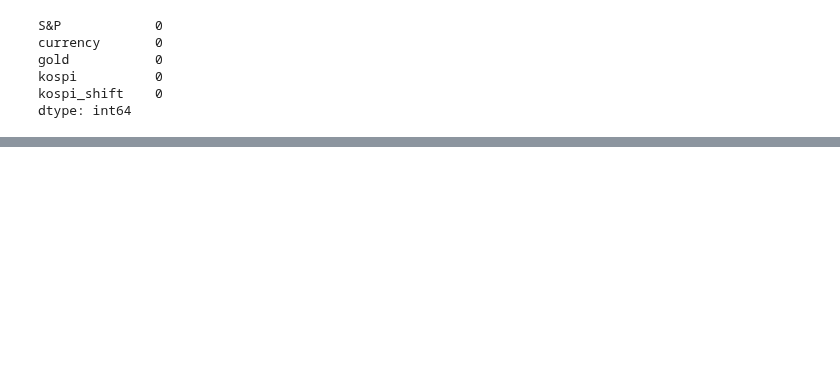
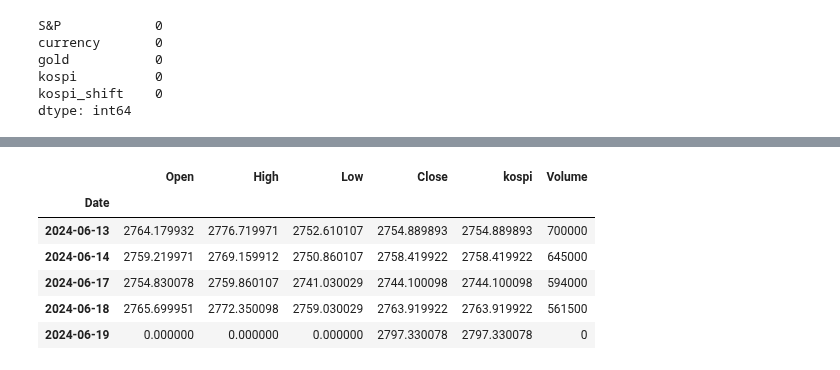
Before and after one commit to alan-kwak/CAIO6_team11, a Jupyter notebook: test_get_data_total.ipynb, the cells around one changed output, grey strips where cells are left out. Drawn from its saved outputs; the diff is of its cells as text; code cells hidden in the pictures; blank space fills up the shorter version.

```diff
--- a/test_get_data_total.ipynb
+++ b/test_get_data_total.ipynb
@@ -203,0 +210,10 @@ df.to_csv('./total.csv')
+# %%
+df_kospi.tail()
+# %% [output]
+|  | Open | High | Low | Close | kospi | Volume |
+| Date |  |  |  |  |  |  |
+| 2024-06-13 | 2764.179932 | 2776.719971 | 2752.610107 | 2754.889893 | 2754.889893 | 700000 |
+| 2024-06-14 | 2759.219971 | 2769.159912 | 2750.860107 | 2758.419922 | 2758.419922 | 645000 |
+| 2024-06-17 | 2754.830078 | 2759.860107 | 2741.030029 | 2744.100098 | 2744.100098 | 594000 |
+| 2024-06-18 | 2765.699951 | 2772.350098 | 2759.030029 | 2763.919922 | 2763.919922 | 561500 |
+| 2024-06-19 | 0.000000 | 0.000000 | 0.000000 | 2797.330078 | 2797.330078 | 0 |
```
Also changed, not shown: parts of 6 cells of this notebook, 9 other files.
